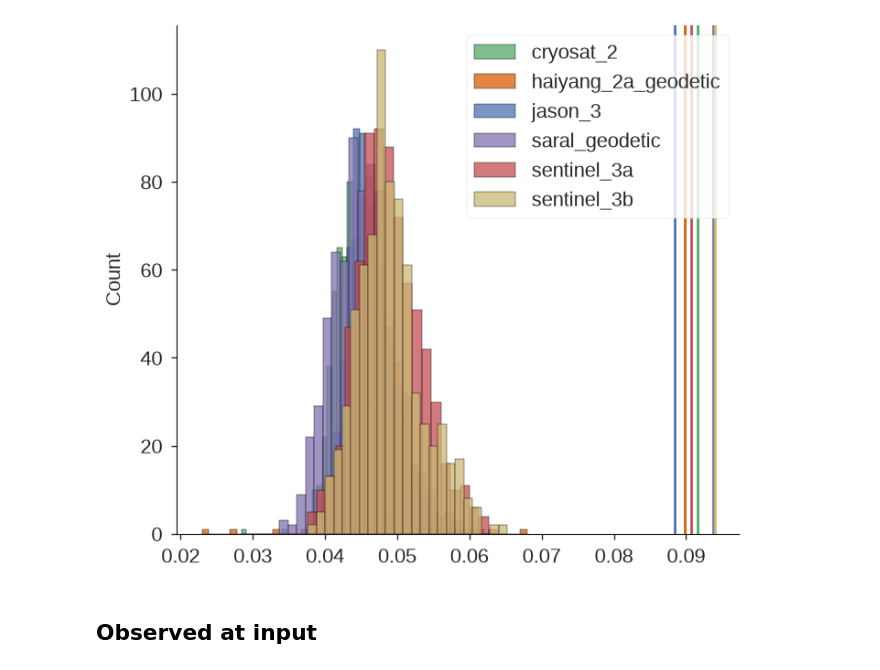
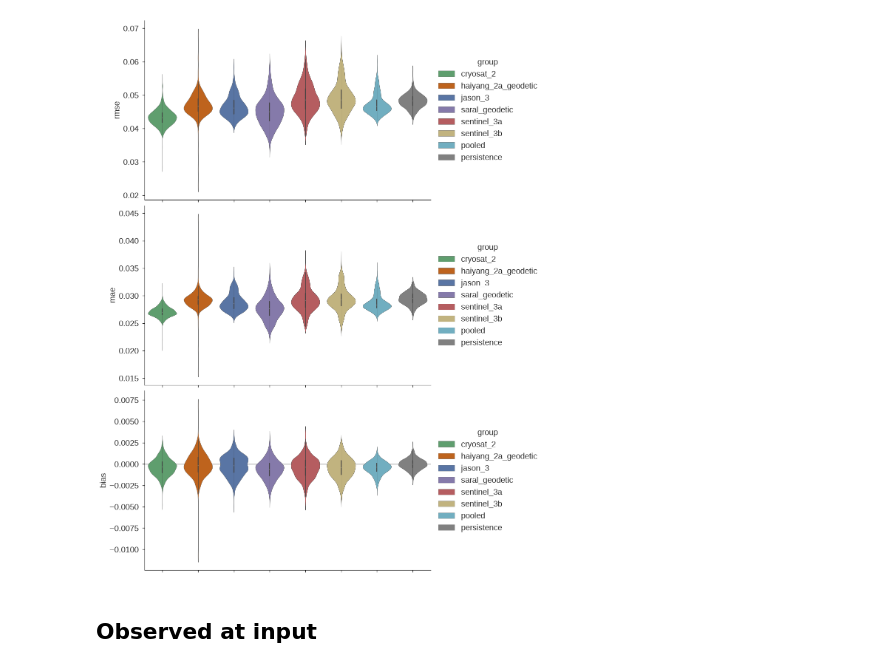
Before and after one commit to timothyas/nese, a Jupyter notebook: experimental/olivia-sla-baseline/plot_metrics.ipynb, the cells around one changed output. Drawn from its saved outputs; the diff is of its cells as text; code cells hidden in the pictures.

```diff
--- a/experimental/olivia-sla-baseline/plot_metrics.ipynb
+++ b/experimental/olivia-sla-baseline/plot_metrics.ipynb
@@ -9,5 +8,6 @@ import data
-# %%
-plt.style.use("../../nice.mplstyle")
+# %%
+from importlib.resources import files
+plt.style.use(files("nese.verify") / "nese.mplstyle")
 # %%
 fig_dir = "figures"
 if not os.path.isdir(fig_dir):
@@ -15,4 +25,4 @@ if not os.path.isdir(fig_dir):
 # %%
-ads = xr.open_dataset("runs/v0.10k/inference-validation/metrics/sla.all_groups.nc", chunks="auto")
+ads = xr.open_dataset("runs/v0.10k/inference-validation/metrics/sla.nc", chunks="auto")
 ads = ads.squeeze()
 ads.load();
@@ -100,18 +29,31 @@ Data variables:
-# %%
-metric = "rmse"
-
-fig, ax = plt.subplots()
-for i, group in enumerate(gds.group.values):
-    sns.histplot(
-        gds[metric].sel(group=group),
-        label=group,
-        #alpha=.5
-        color=f"C{i}",
-    )
-    ax.axvline(sds["stdev"].sel(variable=f"sla_filtered_{group}"), color=f"C{i}")
-ax.legend();
-# %% [output]
-[figure, removed]
+# %%
+metrics = ["rmse", "mae", "bias"]
+nrows = len(metrics)
+ncols = 1
+fig, axs = plt.subplots(nrows, ncols, figsize=(ncols*12, nrows*5), sharex=True)
+
+p2 = persistence.expand_dims({"group": ["persistence"]})
+combined = xr.concat([ads, p2], dim="group", join="exact", coords="minimal", compat="override")
+palette = {label: "gray" if label == "persistence" else f"C{i}" for i, label in enumerate(combined["group"].values)}
+
+for metric, ax in zip(metrics, axs):
+    df = combined[metric].to_dataset().to_dataframe().reindex()
+    sns.violinplot(
+        df,
+        x="group",
+        y=metric,
+        hue="group",
+        legend=True,
+        ax=ax,
+        palette=palette,
+    )
+    sns.move_legend(ax, "center left", bbox_to_anchor=(1, .5), frameon=False)
+    ax.set(xticklabels=[], xlabel="");
+    if metric == "bias":
+        ax.axhline(y=0, zorder=0, alpha=.5, color="gray")
+fig.savefig(f"{fig_dir}/metrics.by_group.jpeg", dpi=300, bbox_inches="tight")
+# %% [output]
+[figure, added]
 # %% [markdown]
 ## Observed at input
 # %%
```
Also changed, not shown: parts of 25 cells of this notebook.
